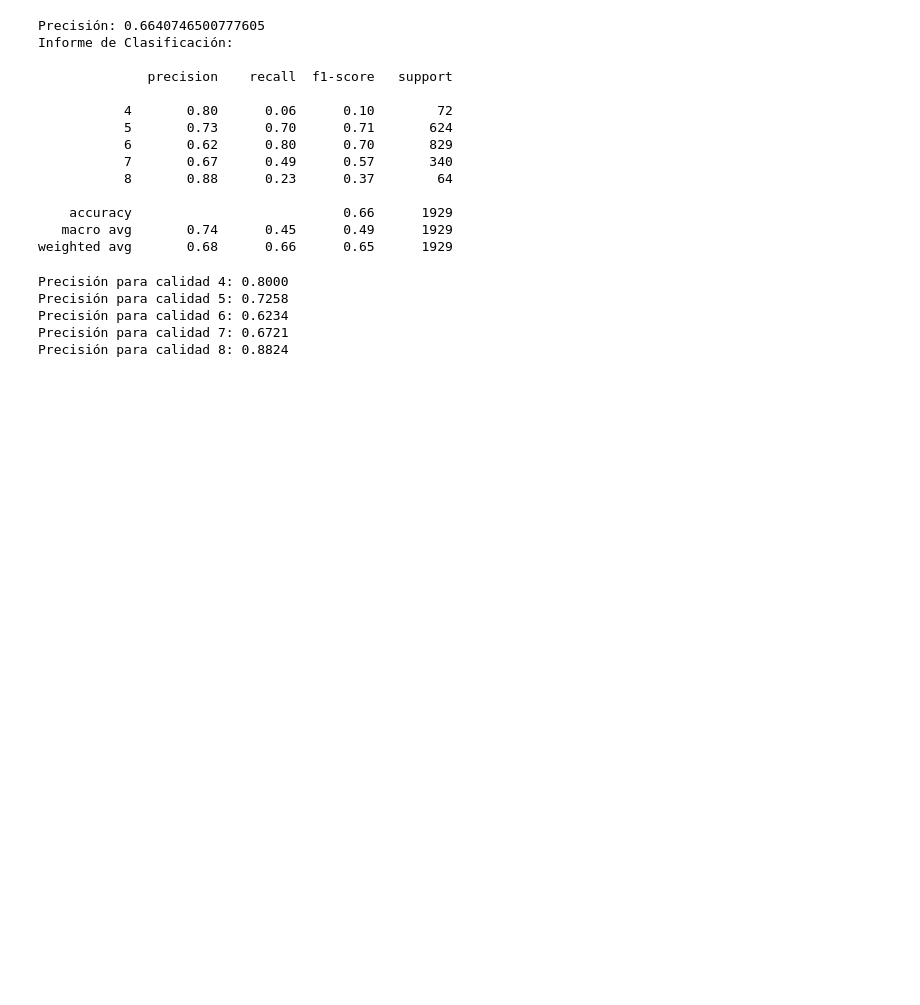
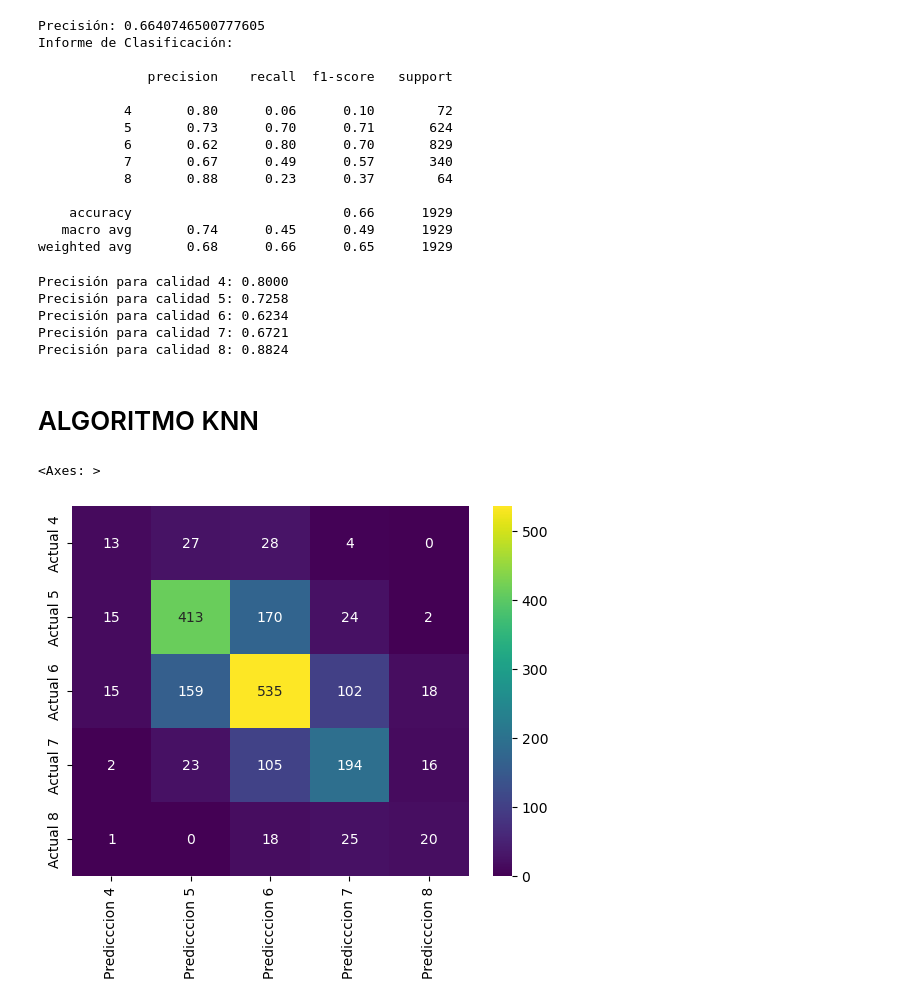
Before and after one commit to Eriik12/PROYECTO, a Jupyter notebook: VINO/Calidad del Vino.ipynb, the cells around one changed output. Saved outputs shown, nothing was run; the diff lists cells and outputs as text; code cells hidden in the pictures; blank space fills up the shorter version.

```diff
--- a/VINO/Calidad del Vino.ipynb
+++ b/VINO/Calidad del Vino.ipynb
@@ -137,24 +137,36 @@ Informe de Clasificación:
     accuracy                           0.66      1929
    macro avg       0.74      0.45      0.49      1929
 weighted avg       0.68      0.66      0.65      1929
-# %%
-from sklearn.metrics import confusion_matrix, classification_report
-conf_matrix = confusion_matrix(y_val, y_pred)
-calidades = [4, 5, 6, 7, 8]
-for calidad in calidades:
-    indice = calidad - 4
-    # Verdaderos positivos para la calidad en particular
-    tp = conf_matrix[indice, indice]
-    # Falsos positivos
-    fp = conf_matrix[:, indice].sum() - tp
-    # Falsos negativos
-    fn = conf_matrix[indice, :].sum() - tp
-    # Calcular precisión
-    precision = tp / (tp + fp + 1e-12)
-    print(f'Precisión para calidad {calidad}: {precision:.4f}')
-# %% [output]
-Precisión para calidad 4: 0.8000
-Precisión para calidad 5: 0.7258
-Precisión para calidad 6: 0.6234
-Precisión para calidad 7: 0.6721
-Precisión para calidad 8: 0.8824
+# %%
+from sklearn.metrics import confusion_matrix, classification_report
+conf_matrix = confusion_matrix(y_val, y_pred)
+calidades = [4, 5, 6, 7, 8]
+for calidad in calidades:
+    indice = calidad - 4
+    # Verdaderos positivos para la calidad en particular
+    tp = conf_matrix[indice, indice]
+    # Falsos positivos
+    fp = conf_matrix[:, indice].sum() - tp
+    # Falsos negativos
+    fn = conf_matrix[indice, :].sum() - tp
+    # Calcular precisión
+    precision = tp / (tp + fp + 1e-12)
+    print(f'Precisión para calidad {calidad}: {precision:.4f}')
+# %% [output]
+Precisión para calidad 4: 0.8000
+Precisión para calidad 5: 0.7258
+Precisión para calidad 6: 0.6234
+Precisión para calidad 7: 0.6721
+Precisión para calidad 8: 0.8824
+# %% [markdown]
+# ALGORITMO KNN
+# %%
+from sklearn.neighbors import KNeighborsClassifier
+neigh = KNeighborsClassifier(n_neighbors=1,leaf_size=80)
+neigh.fit(X_train, y_train)
+y_pred2 = neigh.predict(X_val)
+# %%
+plot(y_val,y_pred2)
+# %% [output]
+<Axes: >
+[figure, added]
```
Also changed, not shown: parts of 17 cells of this notebook.
